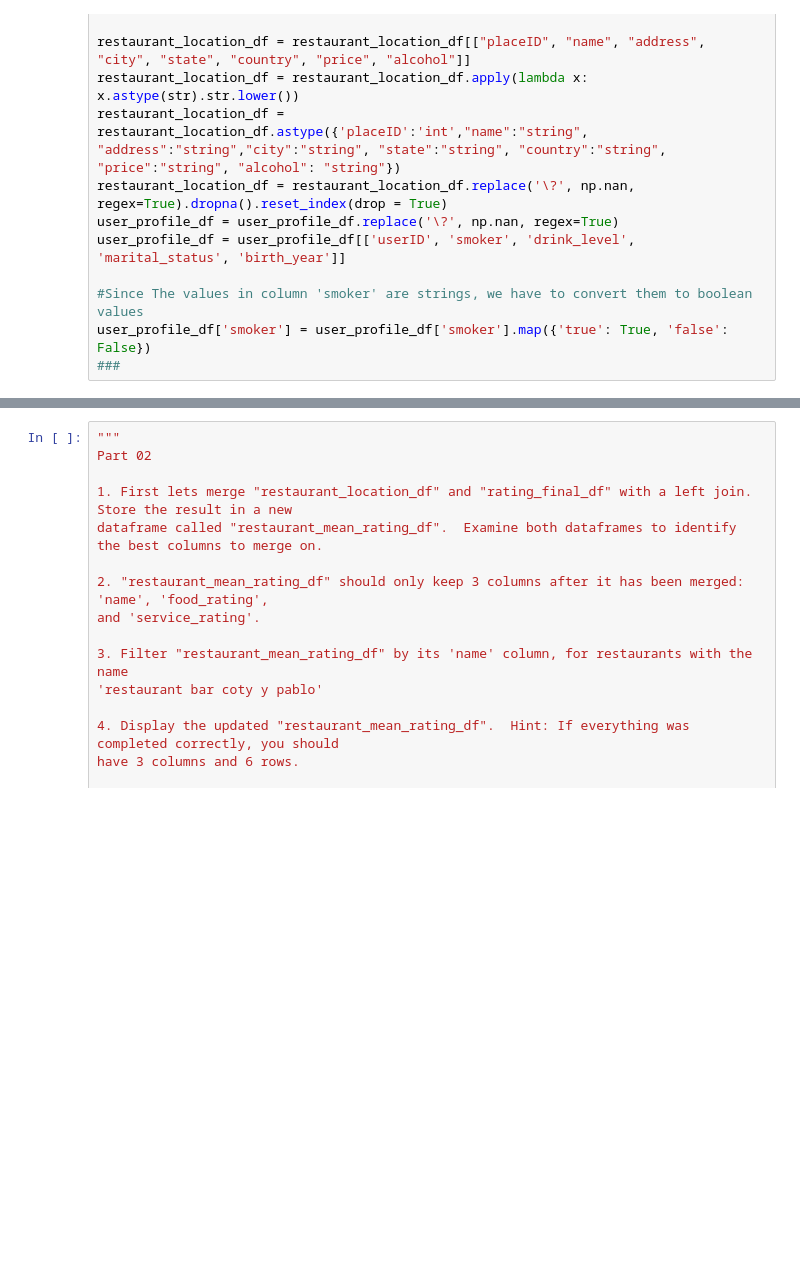
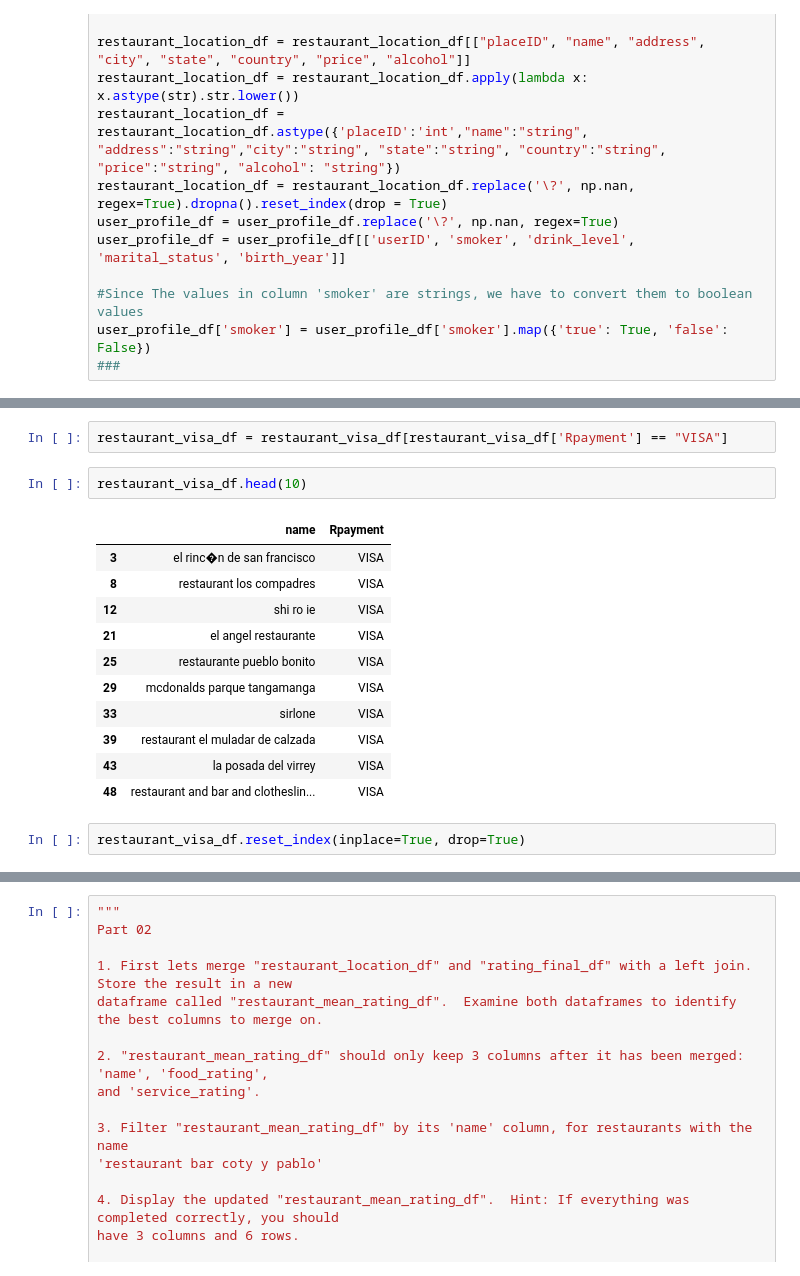
Before and after one commit to dennislamcv1/UPennData, a Jupyter notebook: Intro to Data Analytics/Practice_Assignment_02.ipynb, the cells around one changed output, grey strips where cells are left out. Saved outputs shown, nothing was run; the diff lists cells and outputs as text; blank space fills up the shorter version.

```diff
--- a/Intro to Data Analytics/Practice_Assignment_02.ipynb
+++ b/Intro to Data Analytics/Practice_Assignment_02.ipynb
@@ -112,0 +191,18 @@ before submission to aviod Index-related Errors.
+# %%
+restaurant_visa_df = restaurant_visa_df[restaurant_visa_df['Rpayment'] == "VISA"]
+# %%
+restaurant_visa_df.head(10)
+# %% [output]
+|  | name | Rpayment |
+| 3 | el rinc�n de san francisco | VISA |
+| 8 | restaurant los compadres | VISA |
+| 12 | shi ro ie | VISA |
+| 21 | el angel restaurante | VISA |
+| 25 | restaurante pueblo bonito | VISA |
+| 29 | mcdonalds parque tangamanga | VISA |
+| 33 | sirlone | VISA |
+| 39 | restaurant el muladar de calzada | VISA |
+| 43 | la posada del virrey | VISA |
+| 48 | restaurant and bar and clotheslin... | VISA |
+# %%
+restaurant_visa_df.reset_index(inplace=True, drop=True)
```
Also changed, not shown: parts of 10 cells of this notebook, 5 other files.
